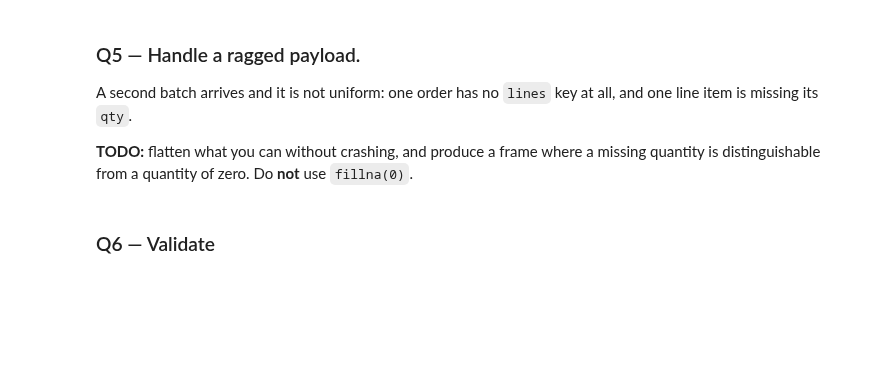
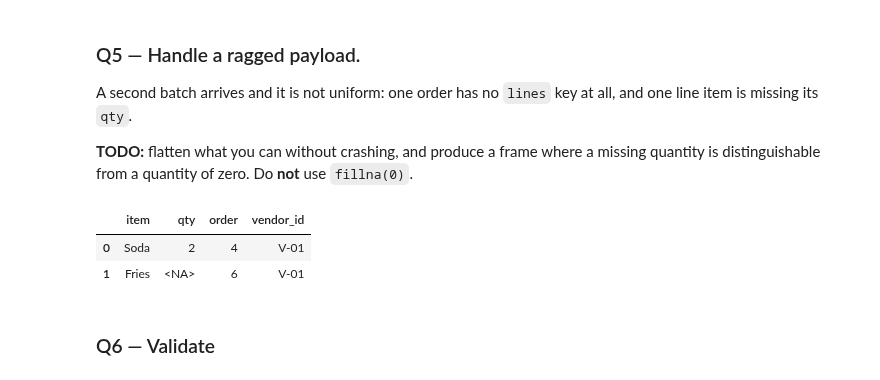
Before and after one commit to raffaellaalpaca-ai/ds2002-fa26, a Jupyter notebook: 2026_10_02_—_Normalize_and_Join_Nested_JSON_—_Lab_(1).ipynb, the cells around one changed output. Saved outputs shown, nothing was run; the diff lists cells and outputs as text; code cells hidden in the pictures; blank space fills up the shorter version.

```diff
--- a/2026_10_02_—_Normalize_and_Join_Nested_JSON_—_Lab_(1).ipynb
+++ b/2026_10_02_—_Normalize_and_Join_Nested_JSON_—_Lab_(1).ipynb
@@ -112,11 +112,32 @@ A second batch arrives and it is not uniform: one order has no `lines` key at al
 # %%
 ragged_json = [
     {'order': 4, 'vendor_id': 'V-01', 'lines': [{'item': 'Soda', 'qty': 2}]},
     {'order': 5, 'vendor_id': 'V-10'},                       # no lines at all
     {'order': 6, 'vendor_id': 'V-01', 'lines': [{'item': 'Fries'}]},  # no qty
 ]
 
 # TODO
+#give orders with no 'lines' key an empty list
+safe_json = [
+    {**order, 'lines': order.get('lines', [])}
+    for order in ragged_json
+]
+
+ragged = pd.json_normalize(
+    safe_json,
+    record_path='lines',
+    meta=['order', 'vendor_id']
+)
+
+#use pandas nullable integer type so missing qty stays <NA>
+ragged['qty'] = ragged['qty'].astype('Int64')
+
+ragged
+#Missing qty remains <NA>, so it can be distinguished from a real quantity of 0.
+# %% [output]
+|  | item | qty | order | vendor_id |
+| 0 | Soda | 2 | 4 | V-01 |
+| 1 | Fries | <NA> | 6 | V-01 |
 # %% [markdown]
 ### Q6 — Validate
 # %%
```
